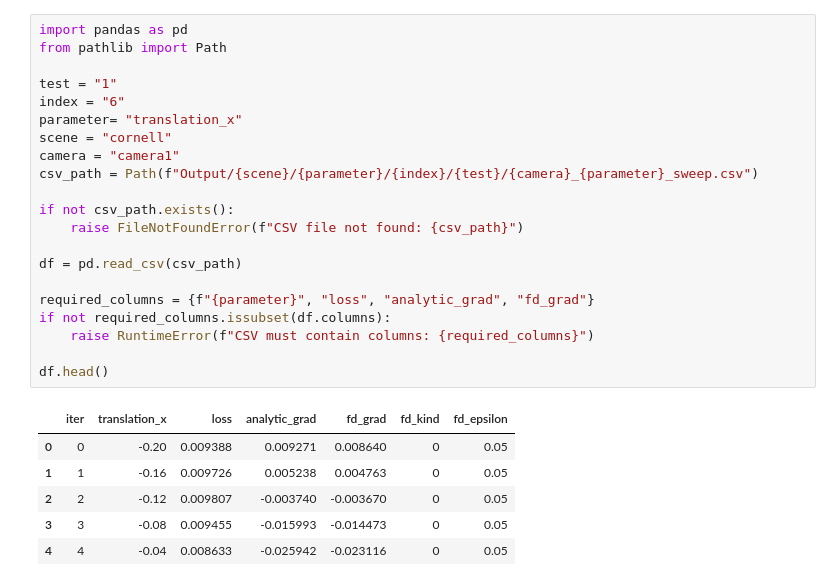
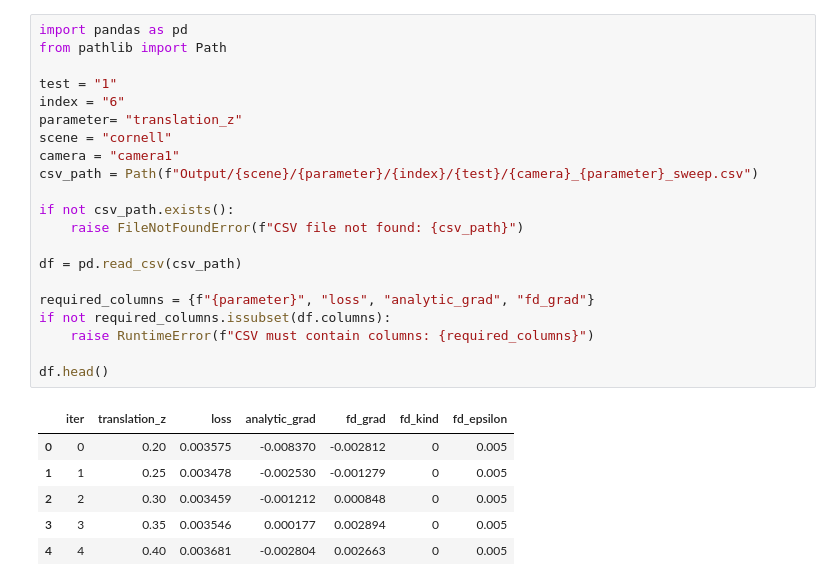
Before and after one commit to M-Gjerde/DifferentiablePointRendering, a Jupyter notebook: python/finite_difference/notebook_scatter_2.ipynb, the cells around one changed output. Drawn from its saved outputs; the diff is of its cells as text.

```diff
--- a/python/finite_difference/notebook_scatter_2.ipynb
+++ b/python/finite_difference/notebook_scatter_2.ipynb
@@ -1,29 +1,29 @@
 # %%
 import pandas as pd
 from pathlib import Path
 
 test = "1"
 index = "6"
-parameter= "translation_x"
+parameter= "translation_z"
 scene = "cornell"
 camera = "camera1"
 csv_path = Path(f"Output/{scene}/{parameter}/{index}/{test}/{camera}_{parameter}_sweep.csv")
 
 if not csv_path.exists():
     raise FileNotFoundError(f"CSV file not found: {csv_path}")
 
 df = pd.read_csv(csv_path)
 
 required_columns = {f"{parameter}", "loss", "analytic_grad", "fd_grad"}
 if not required_columns.issubset(df.columns):
     raise RuntimeError(f"CSV must contain columns: {required_columns}")
 
 df.head()
 # %% [output]
-|  | iter | translation_x | loss | analytic_grad | fd_grad | fd_kind | fd_epsilon |
-| 0 | 0 | -0.20 | 0.009388 | 0.009271 | 0.008640 | 0 | 0.05 |
-| 1 | 1 | -0.16 | 0.009726 | 0.005238 | 0.004763 | 0 | 0.05 |
-| 2 | 2 | -0.12 | 0.009807 | -0.003740 | -0.003670 | 0 | 0.05 |
-| 3 | 3 | -0.08 | 0.009455 | -0.015993 | -0.014473 | 0 | 0.05 |
-| 4 | 4 | -0.04 | 0.008633 | -0.025942 | -0.023116 | 0 | 0.05 |
+|  | iter | translation_z | loss | analytic_grad | fd_grad | fd_kind | fd_epsilon |
+| 0 | 0 | 0.20 | 0.003575 | -0.008370 | -0.002812 | 0 | 0.005 |
+| 1 | 1 | 0.25 | 0.003478 | -0.002530 | -0.001279 | 0 | 0.005 |
+| 2 | 2 | 0.30 | 0.003459 | -0.001212 | 0.000848 | 0 | 0.005 |
+| 3 | 3 | 0.35 | 0.003546 | 0.000177 | 0.002894 | 0 | 0.005 |
+| 4 | 4 | 0.40 | 0.003681 | -0.002804 | 0.002663 | 0 | 0.005 |
 # %%
```
Also changed, not shown: parts of 8 cells of this notebook, 8 other files.
